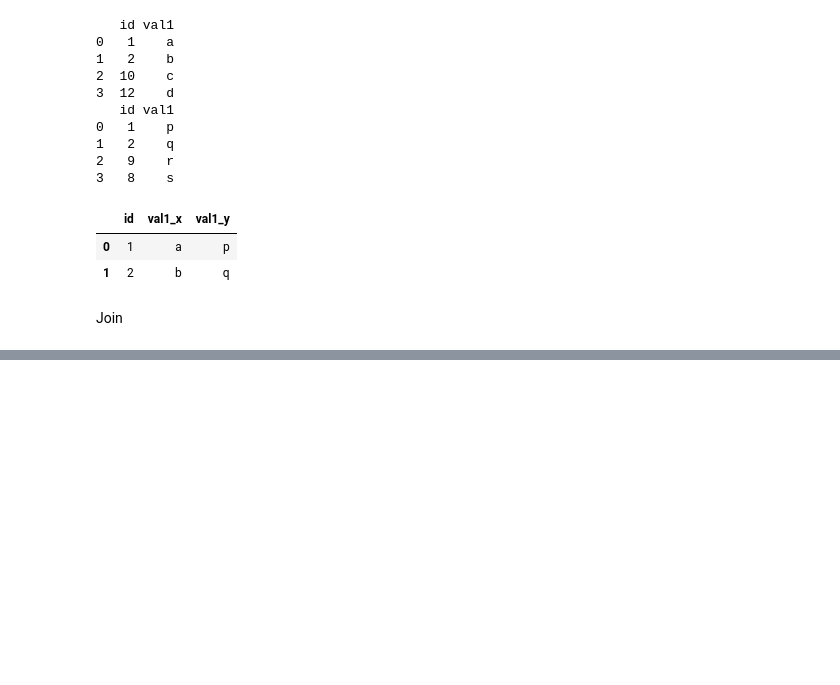
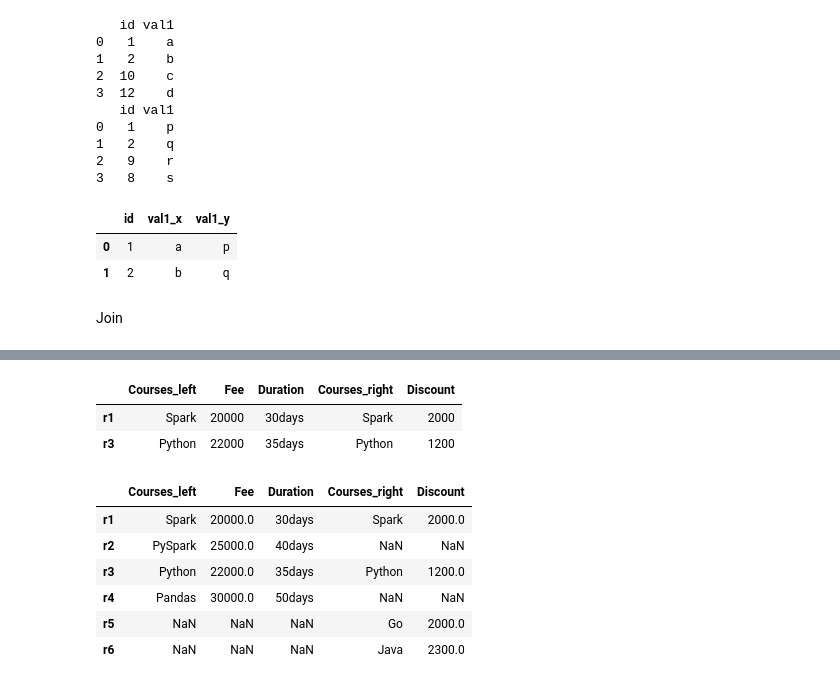
Before and after one commit to Chetana10r/Python_for_DS, a Jupyter notebook: Pandas.ipynb, the cells around one changed output, grey strips where cells are left out. Saved outputs shown, nothing was run; the diff lists cells and outputs as text; code cells hidden in the pictures; blank space fills up the shorter version.

```diff
--- a/Pandas.ipynb
+++ b/Pandas.ipynb
@@ -644,0 +643,16 @@ data1={"name":["Sally"]}
+# %%
+import pandas as pd
+technologies={'Courses':["Spark","PySpark","Python","Pandas"],
+              'Fee':[20000,25000,22000,30000],
+              'Duration':['30days','40days','35days','50days'],}
+
+index_labels=['r1','r2','r3','r4']
+df1=pd.DataFrame(technologies,index=index_labels)
+print("First Dataframe:\n",df1)
+
+technologies2={'Courses':["Spark","Java","Python","Go"],
+               'Discount':[2000,2300,1200,2000]}
+
+index_labels2=['r1','r6','r3','r5']
+df2=pd.DataFrame(technologies2,index=index_labels2)
+print("Second DataFrame:\n",df2)
@@ -644,0 +701,18 @@ data1={"name":["Sally"]}
+# %%
+df3=df1.join(df2,lsuffix='_left',rsuffix='_right',how='inner')
+df3
+# %% [output]
+|  | Courses_left | Fee | Duration | Courses_right | Discount |
+| r1 | Spark | 20000 | 30days | Spark | 2000 |
+| r3 | Python | 22000 | 35days | Python | 1200 |
+# %%
+df3=df1.join(df2,lsuffix='_left',rsuffix='_right',how='outer')
+df3
+# %% [output]
+|  | Courses_left | Fee | Duration | Courses_right | Discount |
+| r1 | Spark | 20000.0 | 30days | Spark | 2000.0 |
+| r2 | PySpark | 25000.0 | 40days | NaN | NaN |
+| r3 | Python | 22000.0 | 35days | Python | 1200.0 |
+| r4 | Pandas | 30000.0 | 50days | NaN | NaN |
+| r5 | NaN | NaN | NaN | Go | 2000.0 |
+| r6 | NaN | NaN | NaN | Java | 2300.0 |
```
Also changed, not shown: parts of 9 cells of this notebook, 1 other file.
